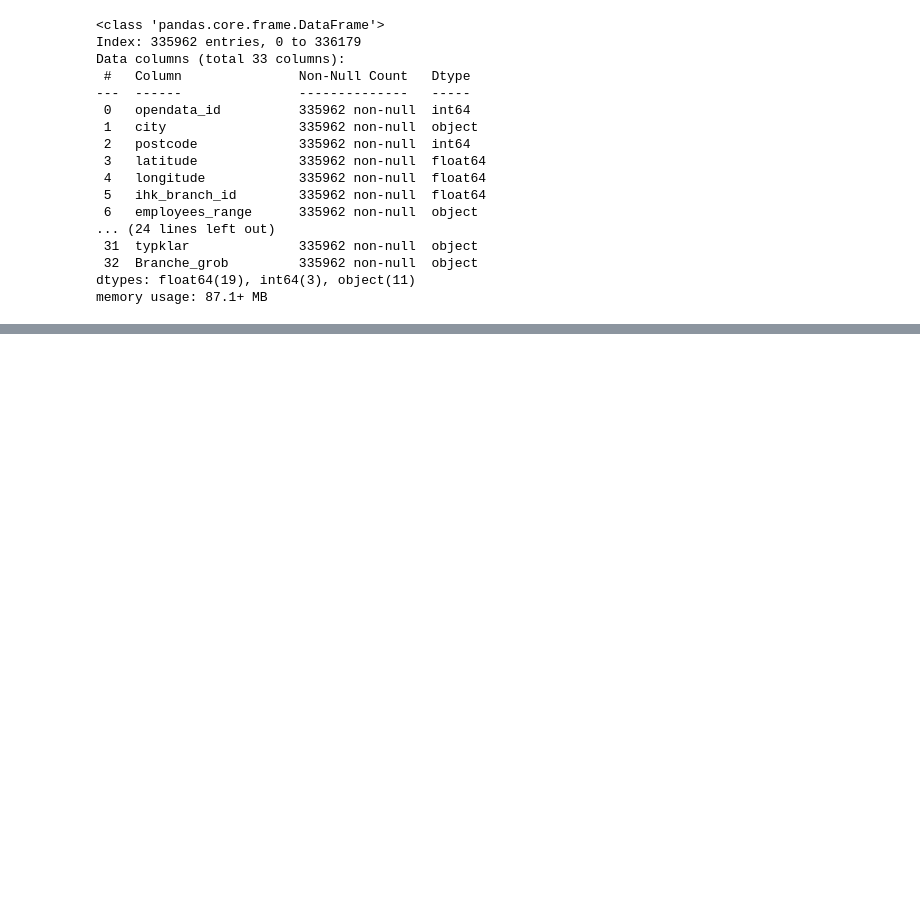
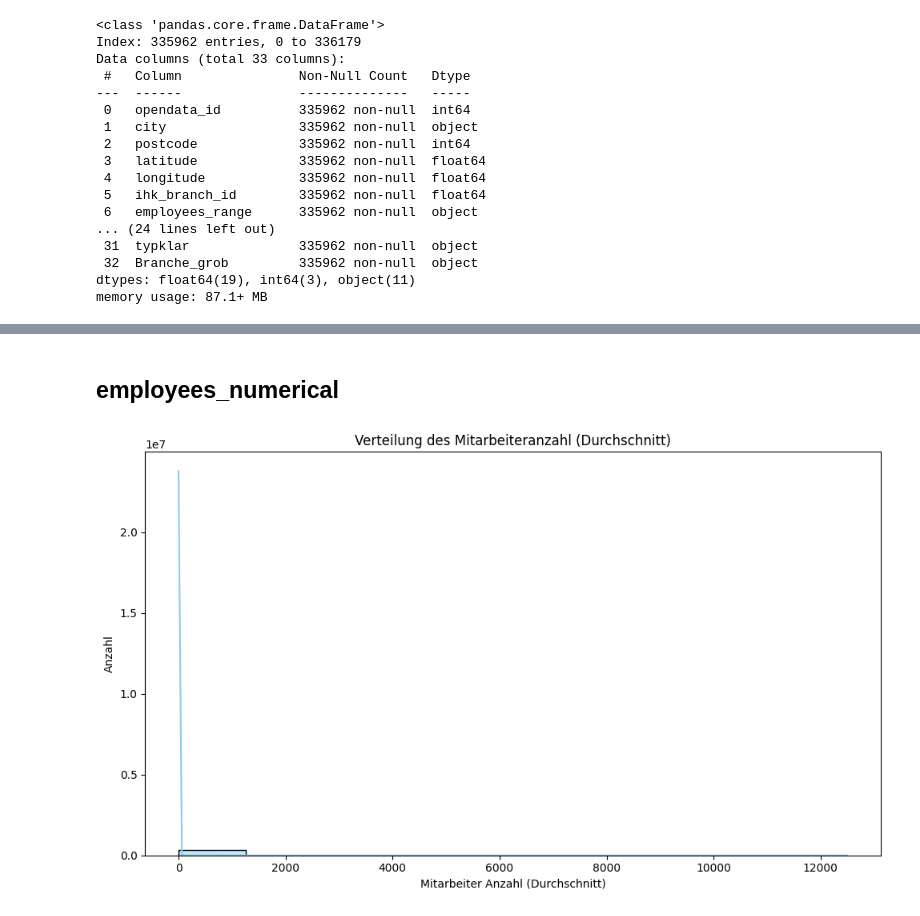
Before and after one commit to Tooonni/DAMI01, a Jupyter notebook: notebooks/main.ipynb, the cells around one changed output, grey strips where cells are left out. Cells and saved outputs as stored; diff of their text form; code cells hidden in the pictures; blank space fills up the shorter version.

```diff
--- a/notebooks/main.ipynb
+++ b/notebooks/main.ipynb
@@ -442,0 +326,12 @@ m
+# %% [markdown]
+## employees_numerical
+# %%
+plt.figure(figsize=(10, 6))
+sns.histplot(df['employees_numerical'], bins=10, kde=True, color='skyblue')
+plt.title("Verteilung des Mitarbeiteranzahl (Durchschnitt)")
+plt.xlabel("Mitarbeiter Anzahl (Durchschnitt)")
+plt.ylabel("Anzahl")
+plt.tight_layout()
+plt.show()
+# %% [output]
+[figure, added]
```
Also changed, not shown: parts of 50 cells of this notebook.
